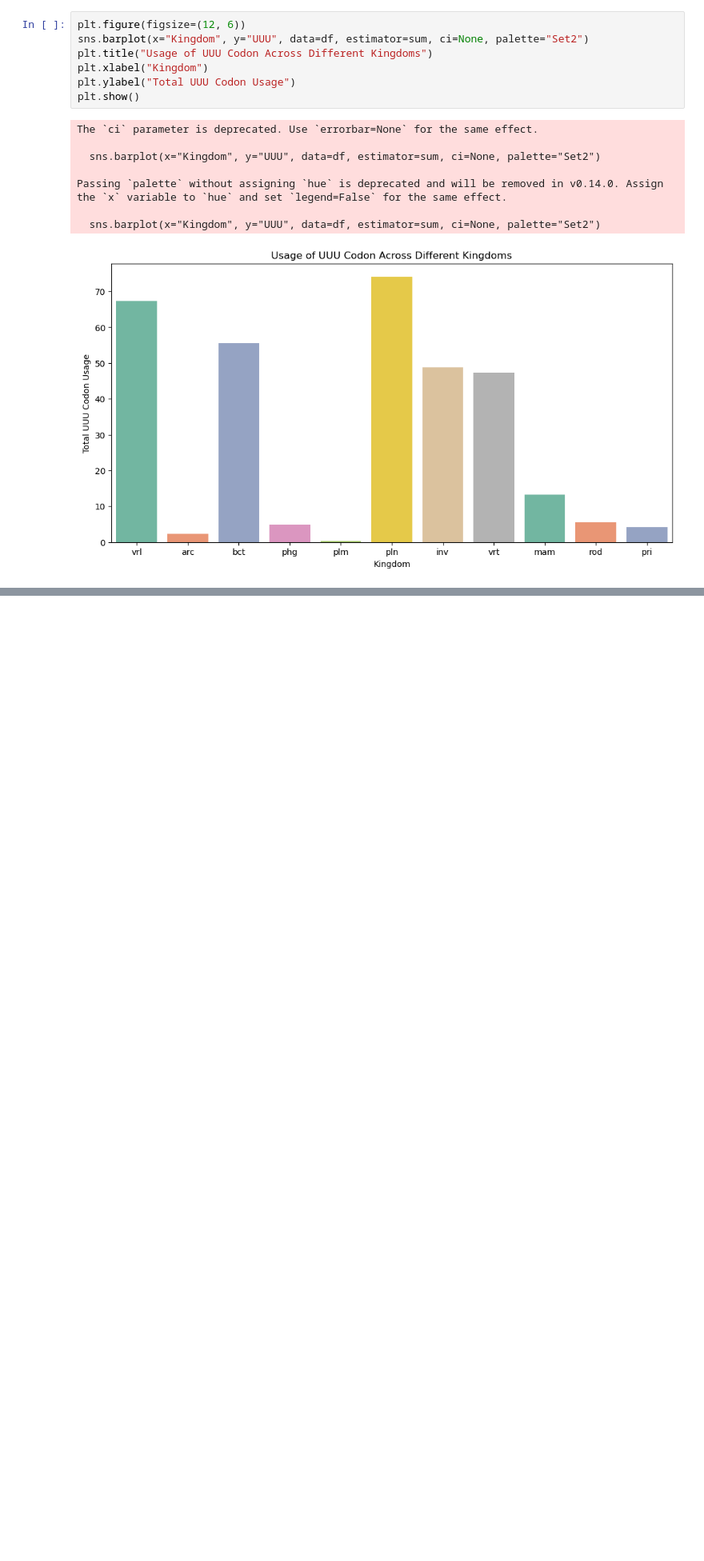
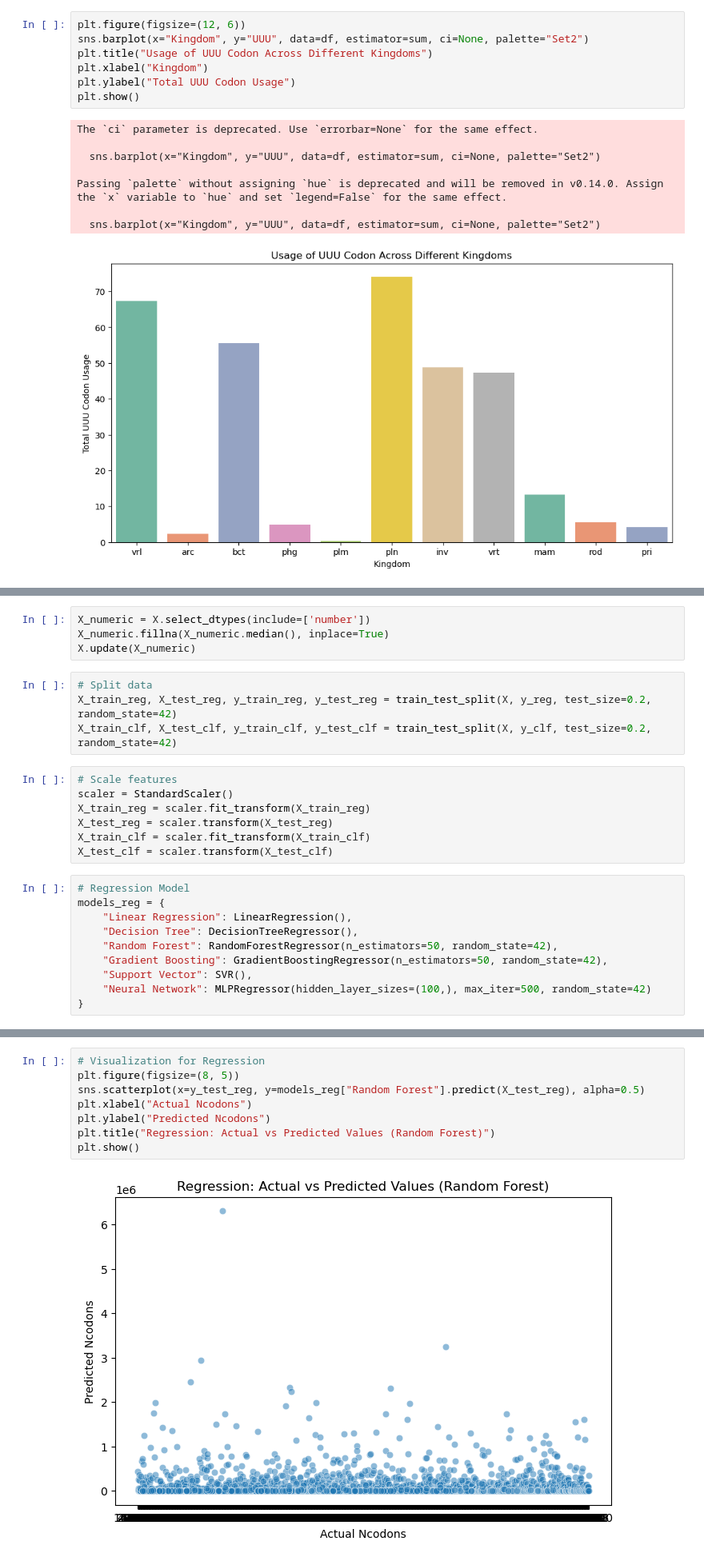
Before and after one commit to athiraparu28/Condon-usage, a Jupyter notebook: condon project.ipynb, the cells around one changed output, grey strips where cells are left out. Shown at 80% size. Saved outputs shown, nothing was run; the diff lists cells and outputs as text; blank space fills up the shorter version.

```diff
--- a/condon project.ipynb
+++ b/condon project.ipynb
@@ -142,0 +185,25 @@ Passing `palette` without assigning `hue` is deprecated and will be removed in v
+# %%
+X_numeric = X.select_dtypes(include=['number'])
+X_numeric.fillna(X_numeric.median(), inplace=True)
+X.update(X_numeric)
+# %%
+# Split data
+X_train_reg, X_test_reg, y_train_reg, y_test_reg = train_test_split(X, y_reg, test_size=0.2, random_state=42)
+X_train_clf, X_test_clf, y_train_clf, y_test_clf = train_test_split(X, y_clf, test_size=0.2, random_state=42)
+# %%
+# Scale features
+scaler = StandardScaler()
+X_train_reg = scaler.fit_transform(X_train_reg)
+X_test_reg = scaler.transform(X_test_reg)
+X_train_clf = scaler.fit_transform(X_train_clf)
+X_test_clf = scaler.transform(X_test_clf)
+# %%
+# Regression Model
+models_reg = {
+    "Linear Regression": LinearRegression(),
+    "Decision Tree": DecisionTreeRegressor(),
+    "Random Forest": RandomForestRegressor(n_estimators=50, random_state=42),
+    "Gradient Boosting": GradientBoostingRegressor(n_estimators=50, random_state=42),
+    "Support Vector": SVR(),
+    "Neural Network": MLPRegressor(hidden_layer_sizes=(100,), max_iter=500, random_state=42)
+}
@@ -142,0 +236,10 @@ Passing `palette` without assigning `hue` is deprecated and will be removed in v
+# %%
+# Visualization for Regression
+plt.figure(figsize=(8, 5))
+sns.scatterplot(x=y_test_reg, y=models_reg["Random Forest"].predict(X_test_reg), alpha=0.5)
+plt.xlabel("Actual Ncodons")
+plt.ylabel("Predicted Ncodons")
+plt.title("Regression: Actual vs Predicted Values (Random Forest)")
+plt.show()
+# %% [output]
+[figure, added]
```
Also changed, not shown: parts of 14 cells of this notebook.
